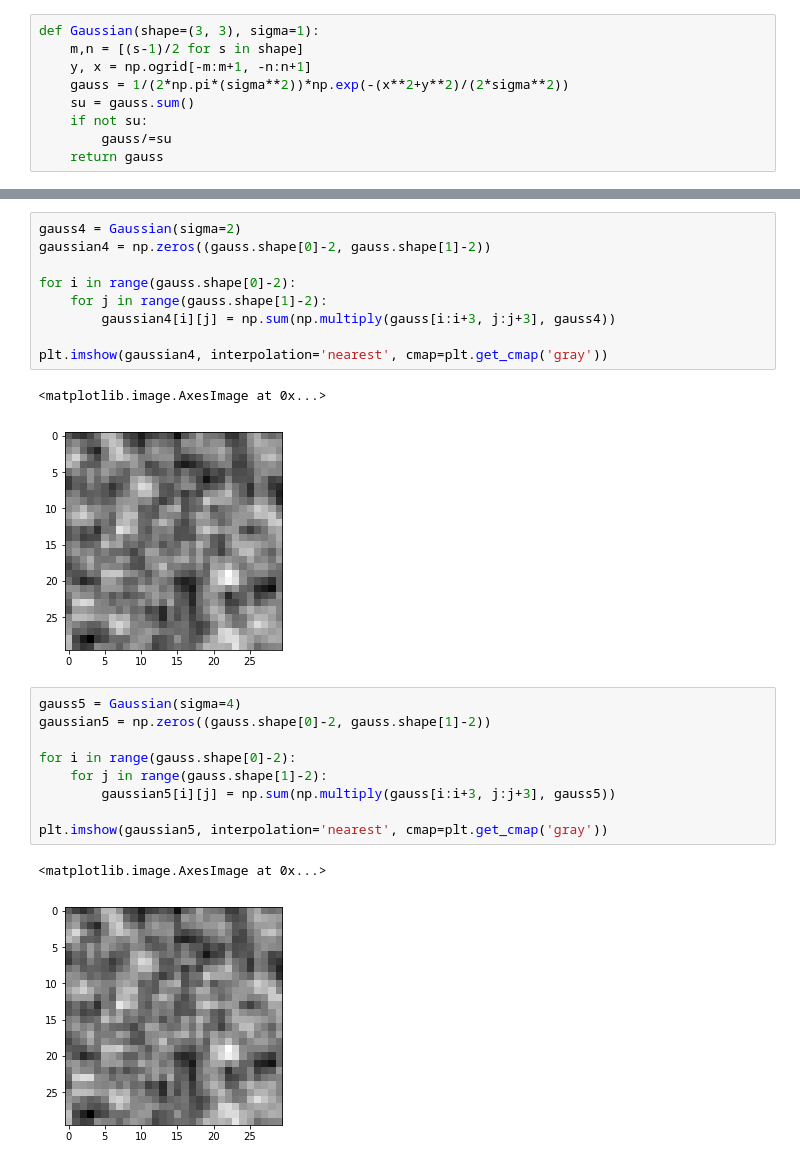
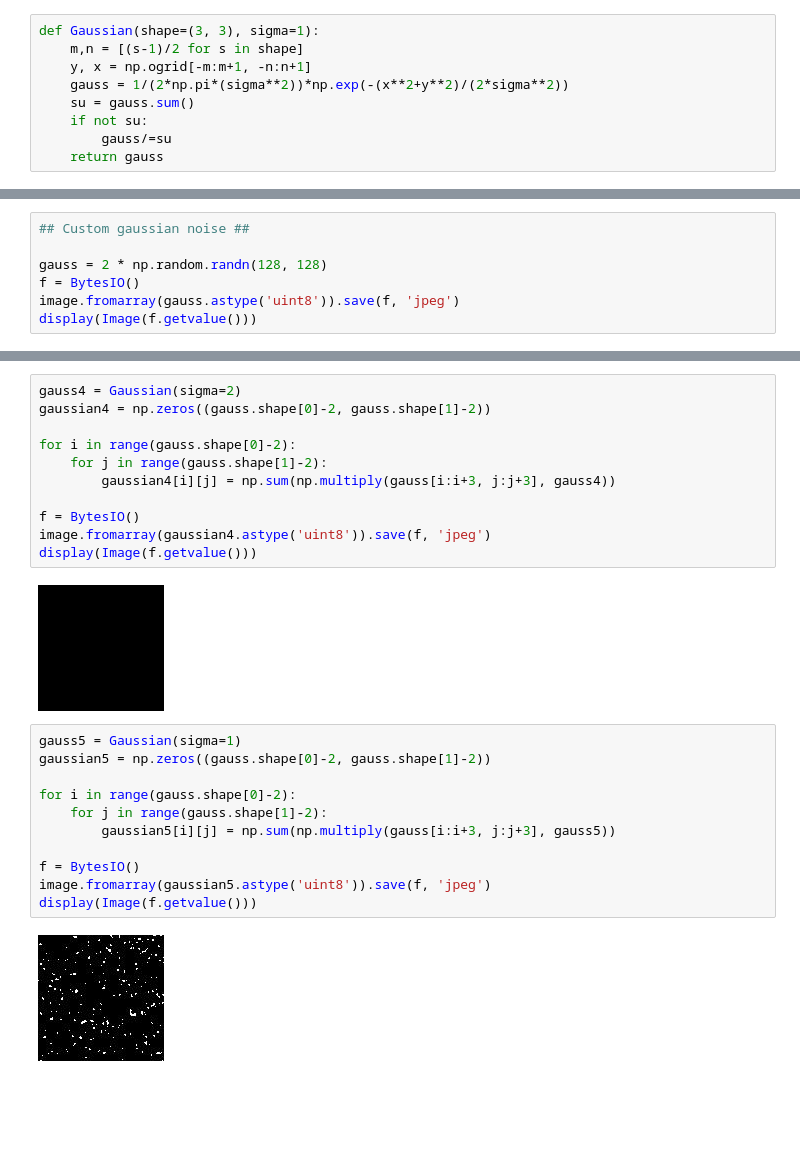
Before and after one commit to Vishu26/Computer-Vision, a Jupyter notebook: customGaussianFilter.ipynb, the cells around one changed output, grey strips where cells are left out. Drawn from its saved outputs; the diff is of its cells as text; blank space fills up the shorter version.

```diff
--- a/customGaussianFilter.ipynb
+++ b/customGaussianFilter.ipynb
@@ -91,0 +89,7 @@ plt.imshow(gauss, interpolation='nearest', cmap=plt.get_cmap('gray'))
+# %%
+## Custom gaussian noise ##
+
+gauss = 2 * np.random.randn(128, 128)
+f = BytesIO()
+image.fromarray(gauss.astype('uint8')).save(f, 'jpeg')
+display(Image(f.getvalue()))
@@ -92,24 +98,26 @@ plt.imshow(gauss, interpolation='nearest', cmap=plt.get_cmap('gray'))
 # %%
 gauss4 = Gaussian(sigma=2)
 gaussian4 = np.zeros((gauss.shape[0]-2, gauss.shape[1]-2))
 
 for i in range(gauss.shape[0]-2):
     for j in range(gauss.shape[1]-2):
         gaussian4[i][j] = np.sum(np.multiply(gauss[i:i+3, j:j+3], gauss4))
 
-plt.imshow(gaussian4, interpolation='nearest', cmap=plt.get_cmap('gray'))
+f = BytesIO()
+image.fromarray(gaussian4.astype('uint8')).save(f, 'jpeg')
+display(Image(f.getvalue()))
 # %% [output]
-<matplotlib.image.AxesImage at 0x...>
-[figure, old version]
+[figure, new version]
 # %%
-gauss5 = Gaussian(sigma=4)
+gauss5 = Gaussian(sigma=1)
 gaussian5 = np.zeros((gauss.shape[0]-2, gauss.shape[1]-2))
 
 for i in range(gauss.shape[0]-2):
     for j in range(gauss.shape[1]-2):
         gaussian5[i][j] = np.sum(np.multiply(gauss[i:i+3, j:j+3], gauss5))
 
-plt.imshow(gaussian5, interpolation='nearest', cmap=plt.get_cmap('gray'))
+f = BytesIO()
+image.fromarray(gaussian5.astype('uint8')).save(f, 'jpeg')
+display(Image(f.getvalue()))
 # %% [output]
-<matplotlib.image.AxesImage at 0x...>
-[figure, old version]
+[figure, new version]
```
Also changed, not shown: parts of 8 cells of this notebook.
